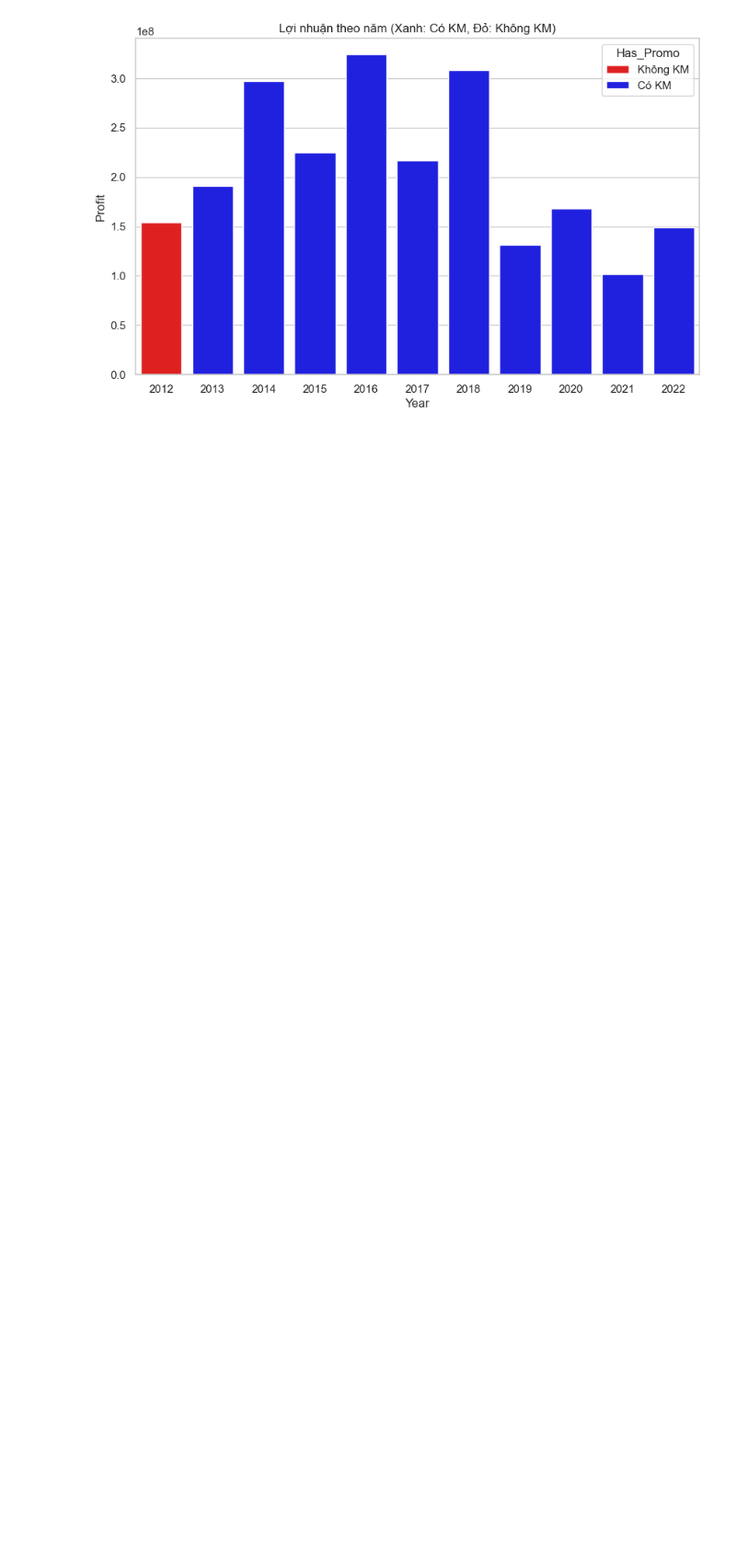
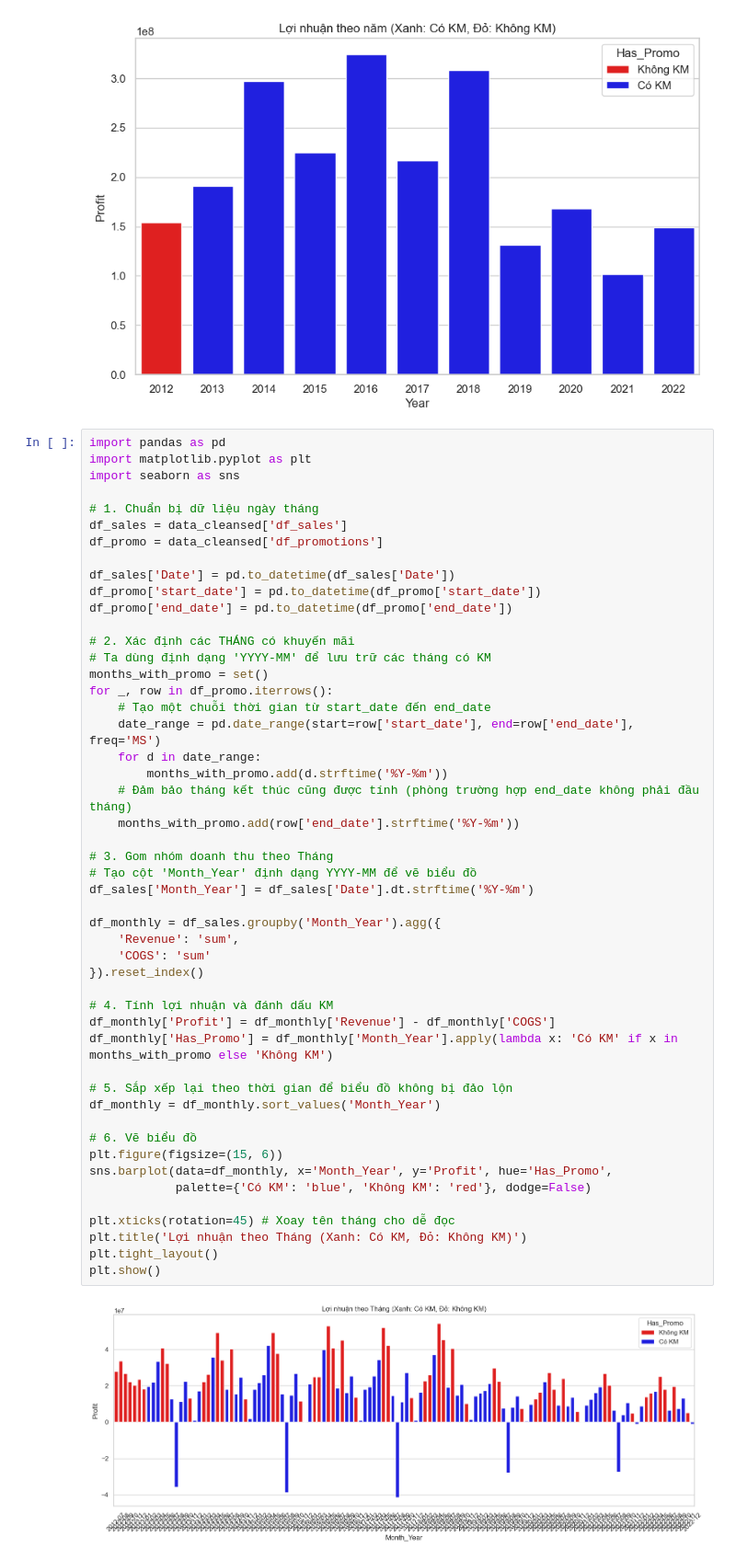
Before and after one commit to lamducanhkhoarubik-spec/Datathon_UITUT, a Jupyter notebook: code/eda/diagnostic.ipynb, the cells around one changed output. Shown at 92% size. Cells and saved outputs as stored; diff of their text form; blank space fills up the shorter version.

```diff
--- a/code/eda/diagnostic.ipynb
+++ b/code/eda/diagnostic.ipynb
@@ -139,3 +139,54 @@ plt.title('Lợi nhuận theo năm (Xanh: Có KM, Đỏ: Không KM)')
 plt.show()
 # %% [output]
 [figure]
+# %%
+import pandas as pd
+import matplotlib.pyplot as plt
+import seaborn as sns
+
+# 1. Chuẩn bị dữ liệu ngày tháng
+df_sales = data_cleansed['df_sales']
+df_promo = data_cleansed['df_promotions']
+
+df_sales['Date'] = pd.to_datetime(df_sales['Date'])
+df_promo['start_date'] = pd.to_datetime(df_promo['start_date'])
+df_promo['end_date'] = pd.to_datetime(df_promo['end_date'])
+
+# 2. Xác định các THÁNG có khuyến mãi
+# Ta dùng định dạng 'YYYY-MM' để lưu trữ các tháng có KM
+months_with_promo = set()
+for _, row in df_promo.iterrows():
+    # Tạo một chuỗi thời gian từ start_date đến end_date
+    date_range = pd.date_range(start=row['start_date'], end=row['end_date'], freq='MS')
+    for d in date_range:
+        months_with_promo.add(d.strftime('%Y-%m'))
+    # Đảm bảo tháng kết thúc cũng được tính (phòng trường hợp end_date không phải đầu tháng)
+    months_with_promo.add(row['end_date'].strftime('%Y-%m'))
+
+# 3. Gom nhóm doanh thu theo Tháng
+# Tạo cột 'Month_Year' định dạng YYYY-MM để vẽ biểu đồ
+df_sales['Month_Year'] = df_sales['Date'].dt.strftime('%Y-%m')
+
+df_monthly = df_sales.groupby('Month_Year').agg({
+    'Revenue': 'sum',
+    'COGS': 'sum'
+}).reset_index()
+
+# 4. Tính lợi nhuận và đánh dấu KM
+df_monthly['Profit'] = df_monthly['Revenue'] - df_monthly['COGS']
+df_monthly['Has_Promo'] = df_monthly['Month_Year'].apply(lambda x: 'Có KM' if x in months_with_promo else 'Không KM')
+
+# 5. Sắp xếp lại theo thời gian để biểu đồ không bị đảo lộn
+df_monthly = df_monthly.sort_values('Month_Year')
+
+# 6. Vẽ biểu đồ
+plt.figure(figsize=(15, 6))
+sns.barplot(data=df_monthly, x='Month_Year', y='Profit', hue='Has_Promo',
+            palette={'Có KM': 'blue', 'Không KM': 'red'}, dodge=False)
+
+plt.xticks(rotation=45) # Xoay tên tháng cho dễ đọc
+plt.title('Lợi nhuận theo Tháng (Xanh: Có KM, Đỏ: Không KM)')
+plt.tight_layout()
+plt.show()
+# %% [output]
+[figure, added]
```
